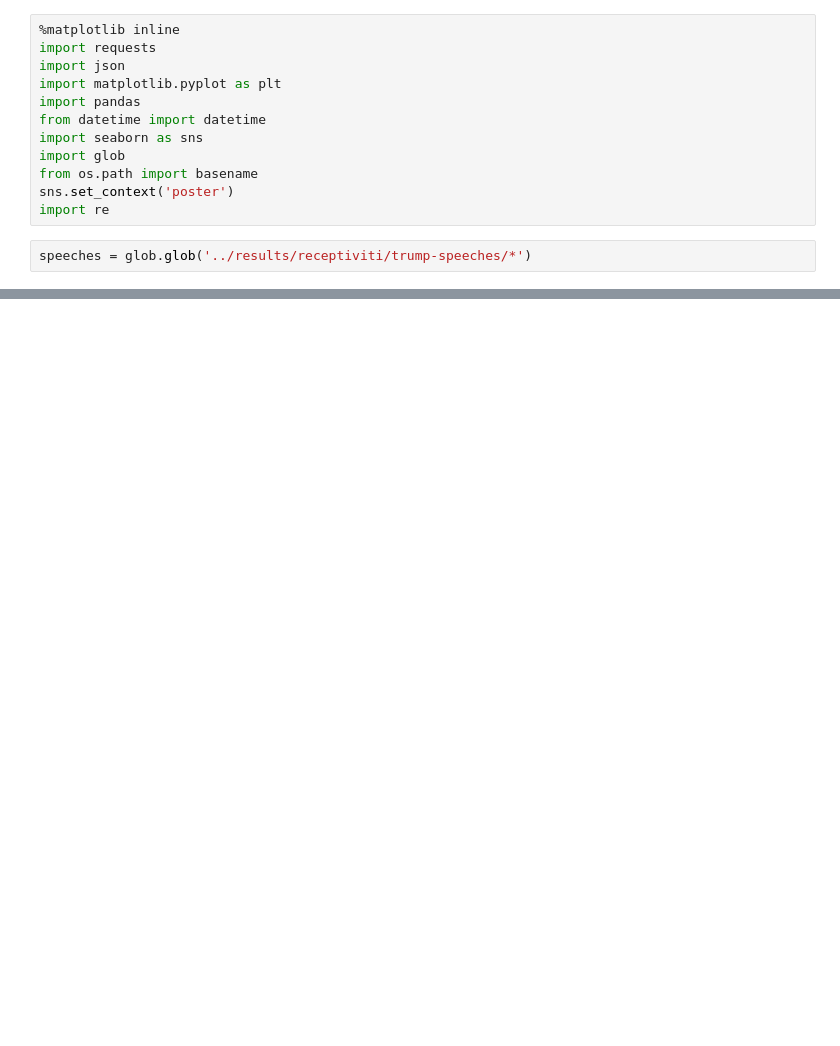
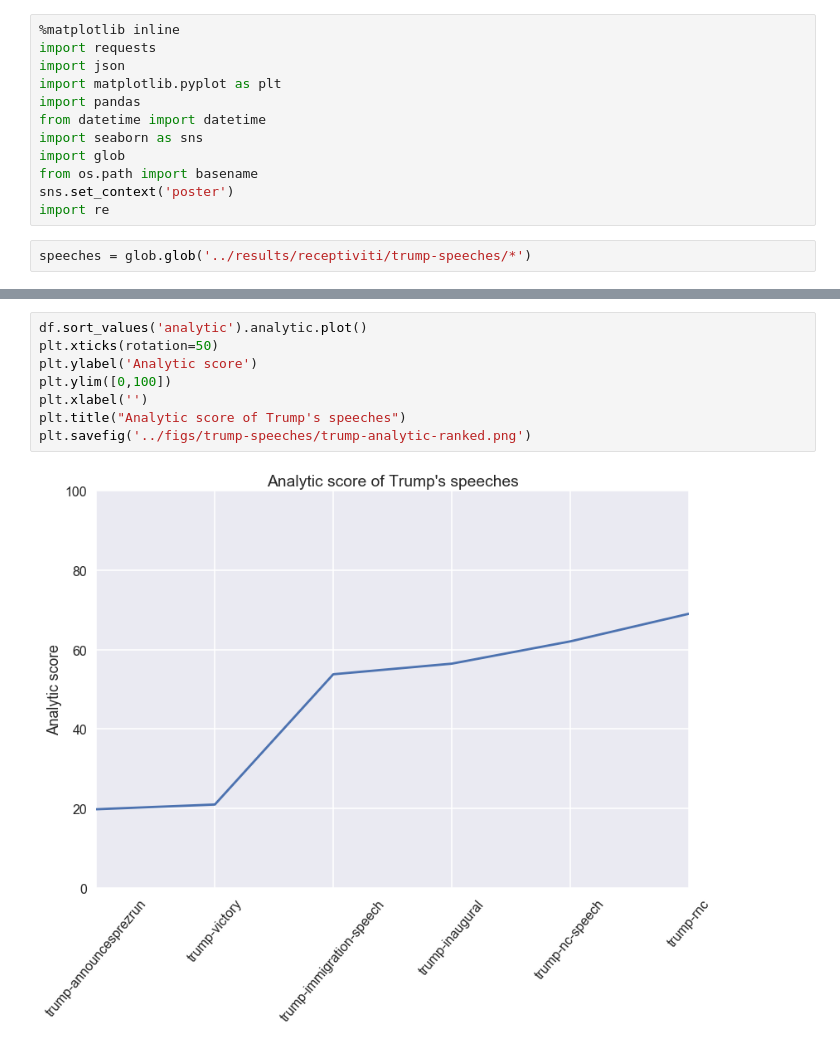
Before and after one commit to pri-data/speech-analysis, a Jupyter notebook: notebooks/trump-speeches-liwc.ipynb, the cells around one changed output, grey strips where cells are left out. Cells and saved outputs as stored; diff of their text form; blank space fills up the shorter version.

```diff
--- a/notebooks/trump-speeches-liwc.ipynb
+++ b/notebooks/trump-speeches-liwc.ipynb
@@ -36,0 +38,10 @@ df.set_index('speechname',drop=True)
+# %%
+df.sort_values('analytic').analytic.plot()
+plt.xticks(rotation=50)
+plt.ylabel('Analytic score')
+plt.ylim([0,100])
+plt.xlabel('')
+plt.title("Analytic score of Trump's speeches")
+plt.savefig('../figs/trump-speeches/trump-analytic-ranked.png')
+# %% [output]
+[figure, added]
```
Also changed, not shown: parts of 5 cells of this notebook, 38 other files.
